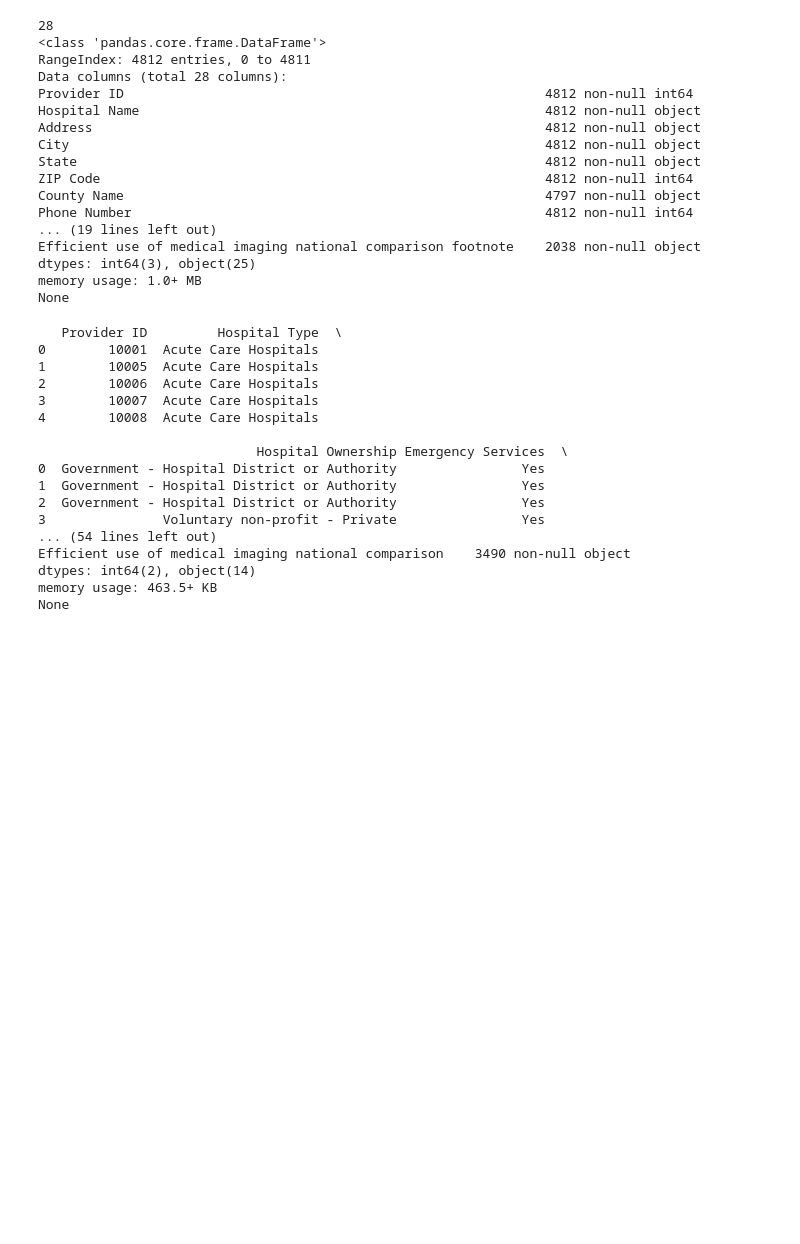
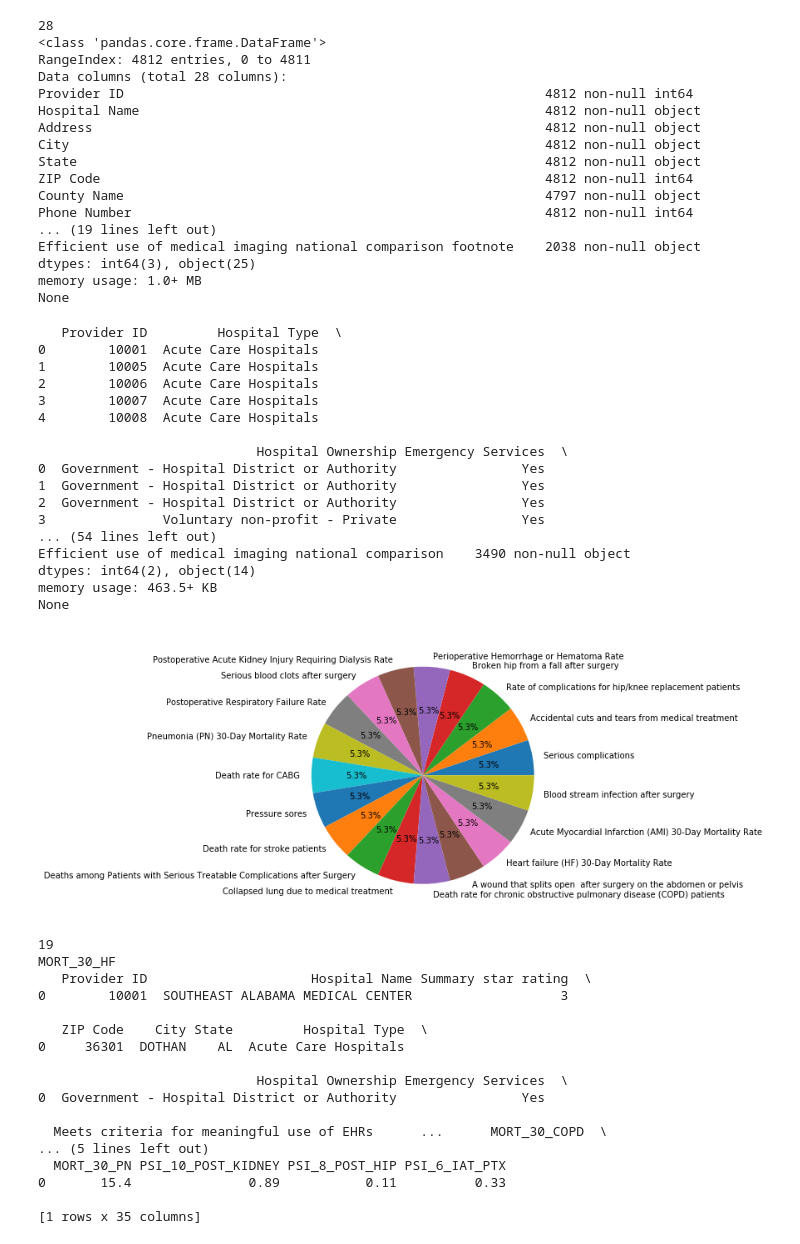
Before and after one commit to hmirzaee/Springboard, a Jupyter notebook: Capstone_1/Data Wrangling/clean_data.ipynb, the cells around one changed output. Cells and saved outputs as stored; diff of their text form; code cells hidden in the pictures; blank space fills up the shorter version.

```diff
--- a/Capstone_1/Data Wrangling/clean_data.ipynb
+++ b/Capstone_1/Data Wrangling/clean_data.ipynb
@@ -181,0 +202,7 @@ None
+# %%
+# Move Summary star rating column and ZIP Code to after the Hospital Name
+cols = survey_df_clean.columns.tolist()
+cols.insert(2, cols.pop(cols.index('Summary star rating')))
+cols.insert(3, cols.pop(cols.index('ZIP Code')))
+survey_df_clean = survey_df_clean.reindex(columns=cols)
+print(survey_df_clean.head())
@@ -254,3 +295,57 @@ Efficient use of medical imaging national comparison    3490 non-null object
 dtypes: int64(2), object(14)
 memory usage: 463.5+ KB
 None
+# %%
+# Tables that I need to process and add
+# 1- Complications and Deaths- Hospital.csv  - There is a score and then there is a national comparison. look in the documents to see which one to use
+# 2- Healthcare associated infections- Hospital.csv - Same comment as above
+# 3- Hospital Returns - Hospital.csv
+# 4- Medicare Hospital Spending by Claim.csv -> Look into the documentation to get a bette idea
+# 5- Outpatient Imaging Efficiency- Hopital.csv
+# 6- Structural Measures- Hospital.csv
+# 7- Timely and Effective Care-Hospitals.csv -> Specially the median times
+#Questions: now some of these might have been used to compute the national comparison in the hospital general file. How would this make a difference in the predictive modelling part?
+
+# 1 - Load 'Hospital Complications and Deaths - Hospital.csv'
+data_file3 = os.path.join(d, 'data','raw','Complications and Deaths - Hospital.csv')
+#print(data_file2)
+complications_df = pd.read_csv(data_file3, encoding = "ISO-8859-1")
+#print(complications_df.info())
+
+#Examine the Measure Name column
+complications_df['Measure Name'].value_counts().plot.pie(figsize=(6, 6),autopct="%1.1f%%")
+plt.ylabel('')
+plt.show()
+
+# For each measure, make a column and assign the hospital value to it
+print(len(complications_df['Measure Name'].value_counts()))
+
+# Select the subset of the dataframe with measure=measure and scores
+measures = complications_df['Measure ID'].value_counts().index
+print(measures[0])
+for measure in measures:
+    tmp_df = complications_df[complications_df['Measure ID'] == measure]
+    tmp_df = tmp_df[['Provider ID', 'Score']]
+    tmp_df.rename(columns = {'Score':measure}, inplace=True)
+    survey_df_clean = pd.merge(survey_df_clean, tmp_df, on = 'Provider ID')
+
+print(survey_df_clean.head(1))
+# %% [output]
+[figure, added]
+19
+MORT_30_HF
+   Provider ID                     Hospital Name Summary star rating  \
+0        10001  SOUTHEAST ALABAMA MEDICAL CENTER                   3
+
+   ZIP Code    City State         Hospital Type  \
+0     36301  DOTHAN    AL  Acute Care Hospitals
+
+                            Hospital Ownership Emergency Services  \
+0  Government - Hospital District or Authority                Yes
+
+  Meets criteria for meaningful use of EHRs      ...      MORT_30_COPD  \
+... (5 lines left out)
+  MORT_30_PN PSI_10_POST_KIDNEY PSI_8_POST_HIP PSI_6_IAT_PTX
+0       15.4               0.89           0.11          0.33
+
+[1 rows x 35 columns]
```
Also changed, not shown: parts of 13 cells of this notebook.
